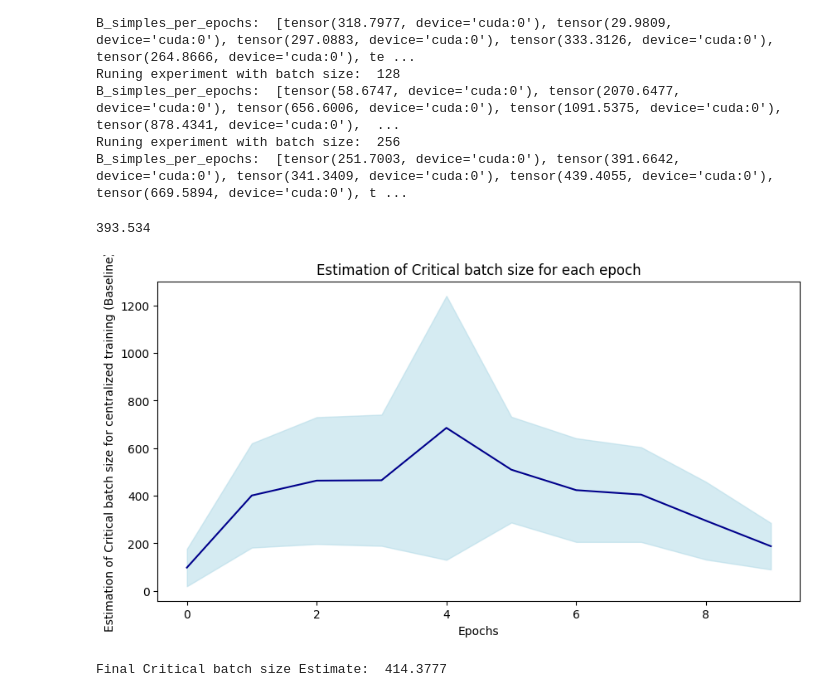
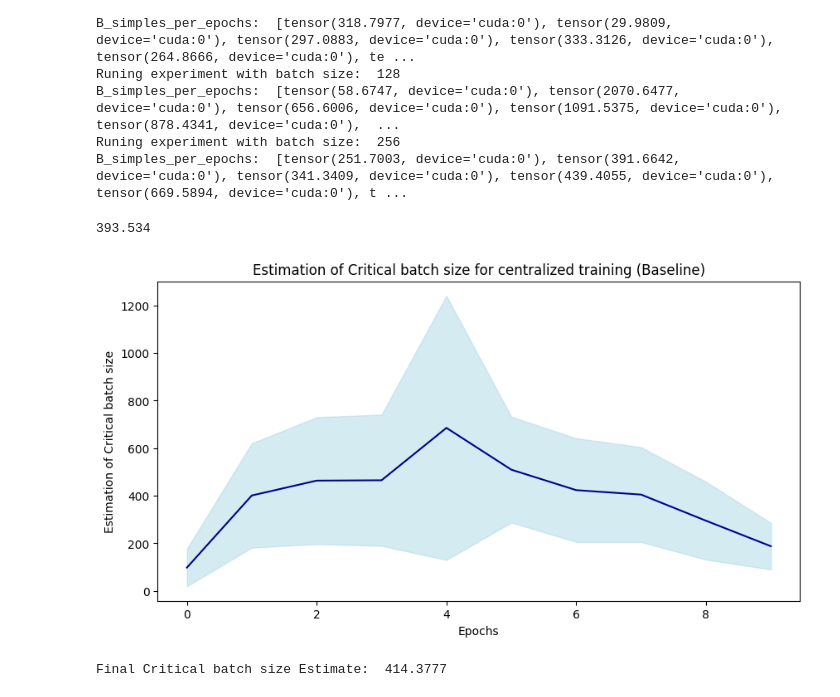
Before and after one commit to Lourencom/L361-FL-project, a Jupyter notebook: notebooks/centralized/centralized_critical_bs_estimation.ipynb, the cells around one changed output. Drawn from its saved outputs; the diff is of its cells as text; code cells hidden in the pictures.

Commit message:
critical bs baseline

```diff
--- a/notebooks/centralized/centralized_critical_bs_estimation.ipynb
+++ b/notebooks/centralized/centralized_critical_bs_estimation.ipynb
@@ -134,13 +134,13 @@ Runing experiment with batch size:  256
 B_simples_per_epochs:  [tensor(251.7003, device='cuda:0'), tensor(391.6642, device='cuda:0'), tensor(341.3409, device='cuda:0'), tensor(439.4055, device='cuda:0'), tensor(669.5894, device='cuda:0'), t ...
 # %%
 # for easier plotting we cached results
-'''all_B_simples = [
+all_B_simples = [
     [torch.tensor(3272.3811, device='cuda:0'), torch.tensor(74.4693, device='cuda:0'), torch.tensor(1698.8645, device='cuda:0'), torch.tensor(-635.1680, device='cuda:0'), torch.tensor(120.8173, device='cuda:0'), torch.tensor(-1883.0592, device='cuda:0'), torch.tensor(2086.1748, device='cuda:0'), torch.tensor(59.0383, device='cuda:0'), torch.tensor(129.7844, device='cuda:0'), torch.tensor(63.8770, device='cuda:0')],
     [torch.tensor(116.3740, device='cuda:0'), torch.tensor(351.0595, device='cuda:0'), torch.tensor(75.8703, device='cuda:0'), torch.tensor(15.5538, device='cuda:0'), torch.tensor(164.6863, device='cuda:0'), torch.tensor(73.9510, device='cuda:0'), torch.tensor(602.7814, device='cuda:0'), torch.tensor(308.1201, device='cuda:0'), torch.tensor(655.1780, device='cuda:0'), torch.tensor(133.0237, device='cuda:0')],
     [torch.tensor(318.7977, device='cuda:0'), torch.tensor(29.9809, device='cuda:0'), torch.tensor(297.0883, device='cuda:0'), torch.tensor(333.3126, device='cuda:0'), torch.tensor(264.8666, device='cuda:0'), torch.tensor(4091.6382, device='cuda:0'), torch.tensor(1919.4056, device='cuda:0'), torch.tensor(326.9816, device='cuda:0'), torch.tensor(244.9464, device='cuda:0'), torch.tensor(175.2559, device='cuda:0')],
     [torch.tensor(58.6747, device='cuda:0'), torch.tensor(2070.6477, device='cuda:0'), torch.tensor(656.6006, device='cuda:0'), torch.tensor(1091.5375, device='cuda:0'), torch.tensor(878.4341, device='cuda:0'), torch.tensor(684.2392, device='cuda:0'), torch.tensor(745.6109, device='cuda:0'), torch.tensor(220.5739, device='cuda:0'), torch.tensor(285.9246, device='cuda:0'), torch.tensor(4479.2437, device='cuda:0')],
     [torch.tensor(251.7003, device='cuda:0'), torch.tensor(391.6642, device='cuda:0'), torch.tensor(341.3409, device='cuda:0'), torch.tensor(439.4055, device='cuda:0'), torch.tensor(669.5894, device='cuda:0'), torch.tensor(729.9749, device='cuda:0'), torch.tensor(573.2344, device='cuda:0'), torch.tensor(748.9799, device='cuda:0'), torch.tensor(575.9369, device='cuda:0'), torch.tensor(352.2092, device='cuda:0')]
-]'''
+]
 # %%
 all_B_simples = [[abs(el).cpu().numpy() for el in subl] for subl in all_B_simples]
 all_B_simples = [[el for el in subl] for subl in all_B_simples]
@@ -148,30 +148,30 @@ all_B_simples = [medfilt(subl, 5) for subl in all_B_simples]
 # %%
 epochs = 10
 
 mean_t = [np.mean([all_B_simples[run][i] for run in range(len(all_B_simples)) if i < len(all_B_simples[run])]) for i in range(epochs)]
 std_t = [np.std([all_B_simples[run][i] for run in range(len(all_B_simples)) if i < len(all_B_simples[run])]) for i in range(epochs)]
 
 mean_t = np.array(mean_t)
 
 print(np.mean(mean_t)) # 108600
 std_t = np.array(std_t)
 
 fig, ax = plt.subplots(figsize=(10, 5))
 ax.plot(mean_t, color='darkblue')
 ax.fill_between(range(epochs), mean_t - std_t, mean_t + std_t, color='lightblue', alpha=0.5)
 ax.set_xlabel('Epochs')
-ax.set_ylabel('Estimation of Critical batch size for centralized training (Baseline)')
-ax.set_title('Estimation of Critical batch size for each epoch')
+ax.set_ylabel('Estimation of Critical batch size')
+ax.set_title('Estimation of Critical batch size for centralized training (Baseline)')
 plt.show()
 out_dir = os.path.join(os.getcwd(), 'plots')
 os.makedirs(out_dir, exist_ok=True)
 fig.savefig(os.path.join(out_dir, 'critical_bs_estimation_baseline.png'), dpi=300)
 
 
 print("Final Critical batch size Estimate: ", np.median(mean_t))
 # %% [output]
 393.534
-[figure, old version]
+[figure, new version]
 Final Critical batch size Estimate:  414.3777
 # %%
 bs_critical_estimate = np.median(mean_t)
```
Also changed, not shown: parts of 1 cell of this notebook, 5 other files.
